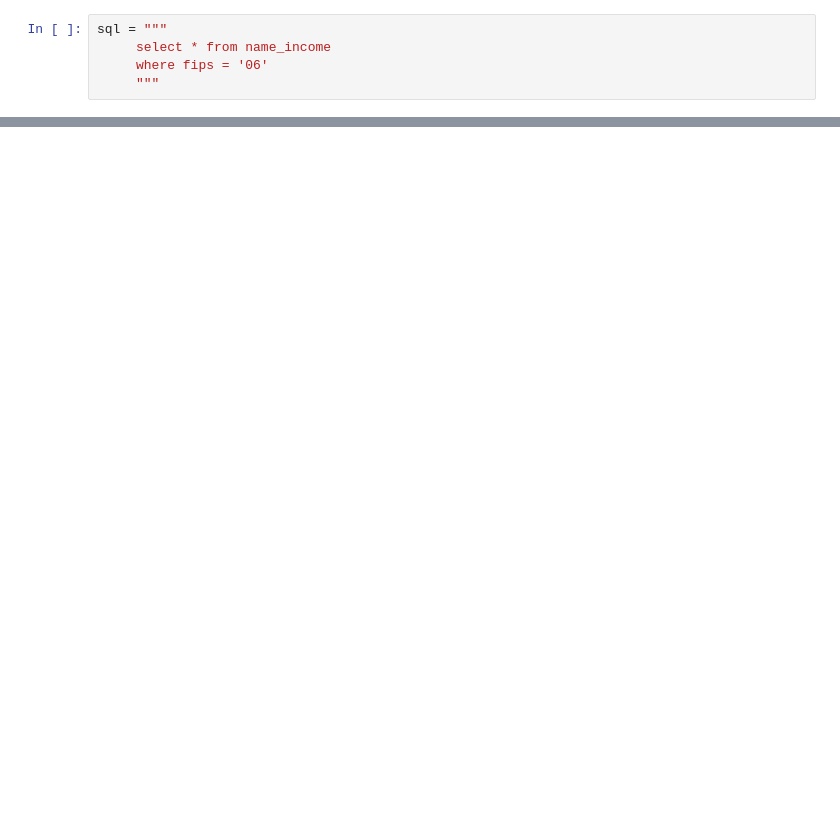
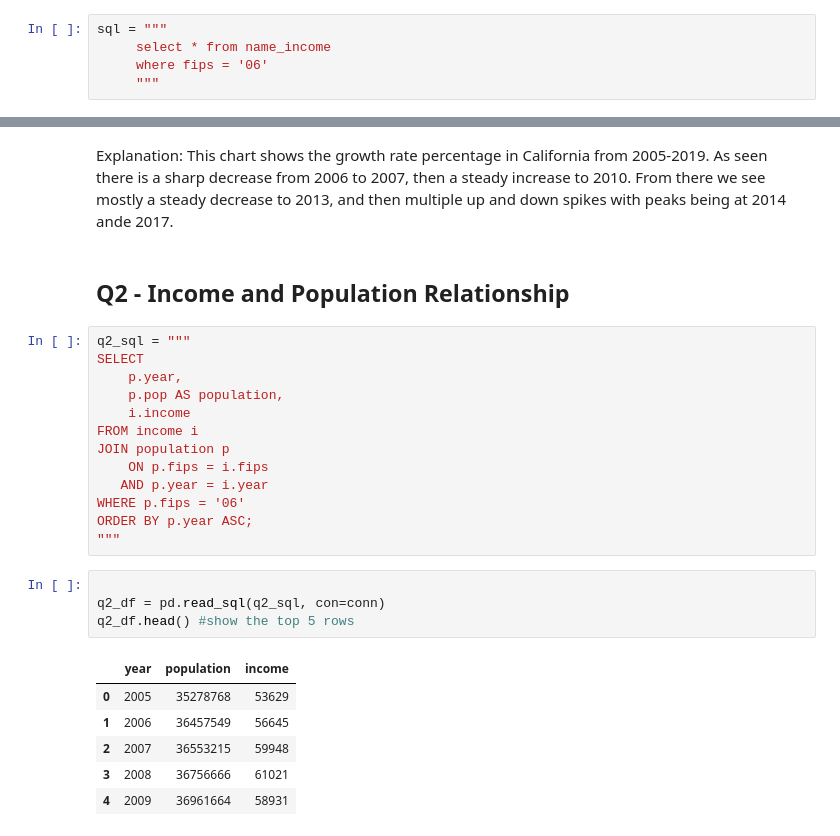
Before and after one commit to connormonsen/IA-340, a Jupyter notebook: lab6.ipynb, the cells around one changed output, grey strips where cells are left out. Cells and saved outputs as stored; diff of their text form; blank space fills up the shorter version.

```diff
--- a/lab6.ipynb
+++ b/lab6.ipynb
@@ -95,0 +160,28 @@ plt.show()
+# %% [markdown]
+Explanation: This chart shows the growth rate percentage in California from 2005-2019. As seen there is a sharp decrease from 2006 to 2007, then a steady increase to 2010. From there we see mostly a steady decrease to 2013, and then multiple up and down spikes with peaks being at 2014 ande 2017.
+# %% [markdown]
+## Q2 - Income and Population Relationship
+# %%
+q2_sql = """
+SELECT
+    p.year,
+    p.pop AS population,
+    i.income
+FROM income i
+JOIN population p
+    ON p.fips = i.fips
+   AND p.year = i.year
+WHERE p.fips = '06'
+ORDER BY p.year ASC;
+"""
+# %%
+
+q2_df = pd.read_sql(q2_sql, con=conn)
+q2_df.head() #show the top 5 rows
+# %% [output]
+|  | year | population | income |
+| 0 | 2005 | 35278768 | 53629 |
+| 1 | 2006 | 36457549 | 56645 |
+| 2 | 2007 | 36553215 | 59948 |
+| 3 | 2008 | 36756666 | 61021 |
+| 4 | 2009 | 36961664 | 58931 |
```
Also changed, not shown: parts of 26 cells of this notebook.
